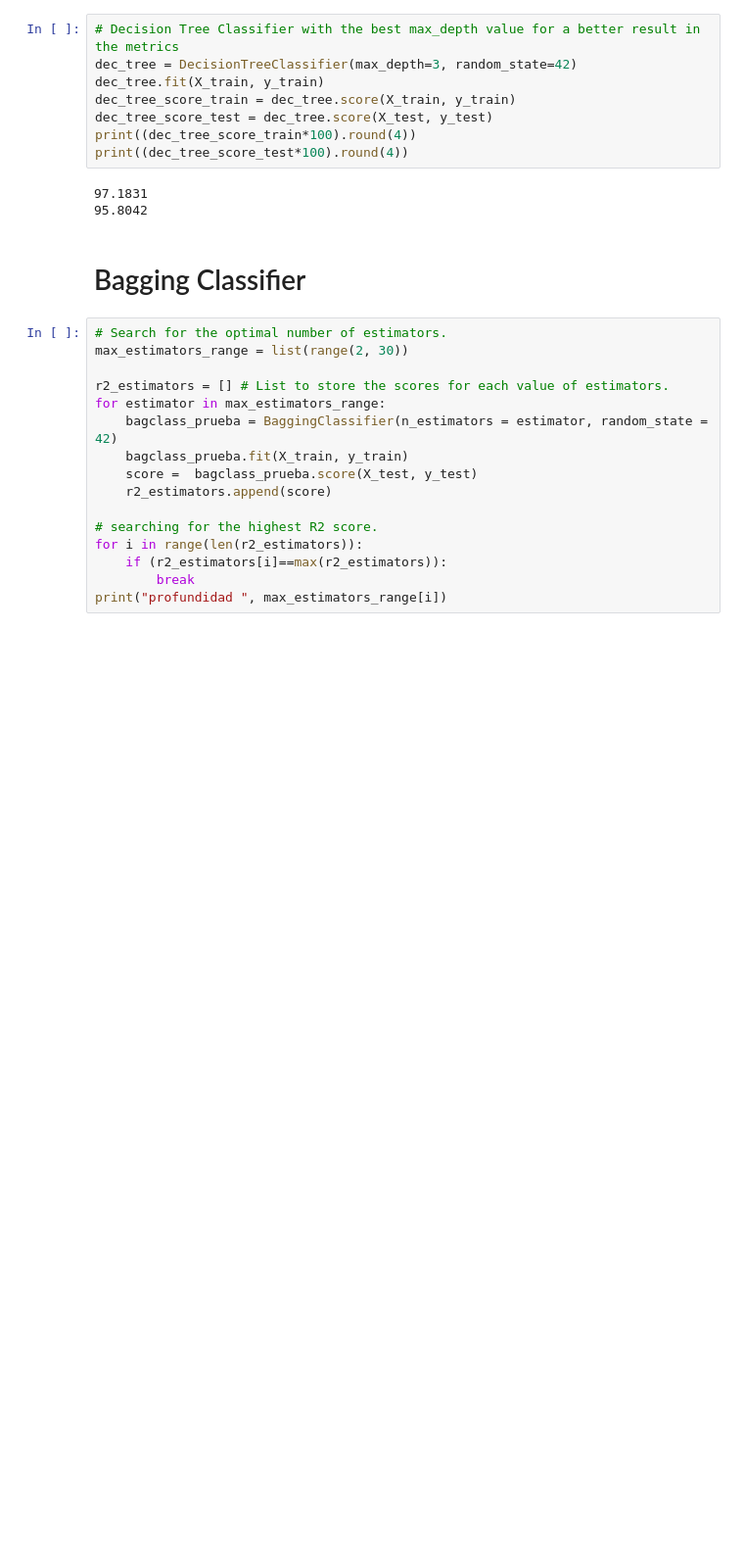
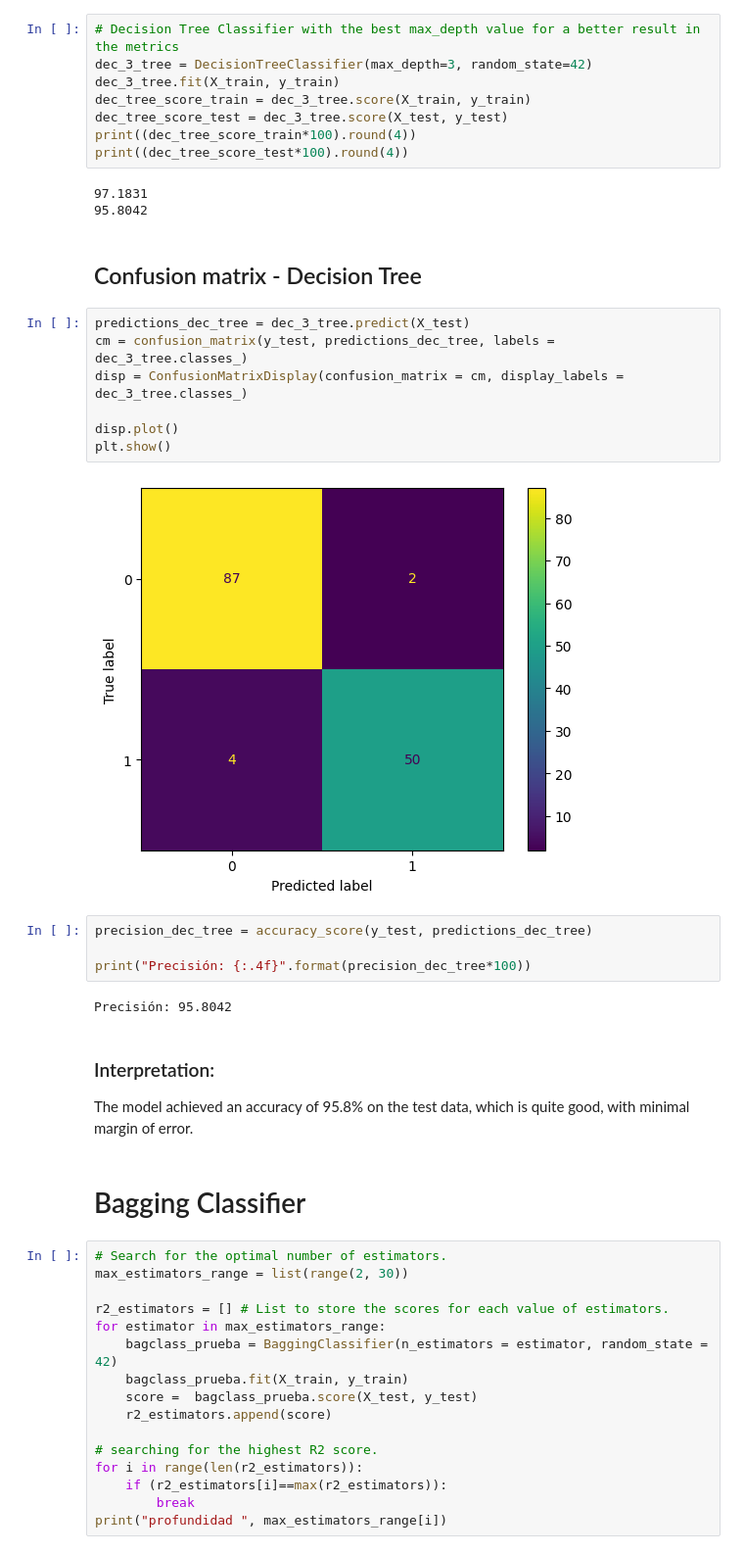
Before and after one commit to 0Kyumy0/Machine_Learning_CodingDojo, a Jupyter notebook: exerciseOnClassificationTree.ipynb, the cells around one changed output. Shown at 98% size. Drawn from its saved outputs; the diff is of its cells as text; blank space fills up the shorter version.

```diff
--- a/exerciseOnClassificationTree.ipynb
+++ b/exerciseOnClassificationTree.ipynb
@@ -96,15 +100,35 @@ plt.grid(axis='x', alpha=0.3);
 [figure]
 # %%
 # Decision Tree Classifier with the best max_depth value for a better result in the metrics
-dec_tree = DecisionTreeClassifier(max_depth=3, random_state=42)
-dec_tree.fit(X_train, y_train)
-dec_tree_score_train = dec_tree.score(X_train, y_train)
-dec_tree_score_test = dec_tree.score(X_test, y_test)
+dec_3_tree = DecisionTreeClassifier(max_depth=3, random_state=42)
+dec_3_tree.fit(X_train, y_train)
+dec_tree_score_train = dec_3_tree.score(X_train, y_train)
+dec_tree_score_test = dec_3_tree.score(X_test, y_test)
 print((dec_tree_score_train*100).round(4))
 print((dec_tree_score_test*100).round(4))
 # %% [output]
 97.1831
 95.8042
+# %% [markdown]
+## Confusion matrix - Decision Tree
+# %%
+predictions_dec_tree = dec_3_tree.predict(X_test)
+cm = confusion_matrix(y_test, predictions_dec_tree, labels = dec_3_tree.classes_)
+disp = ConfusionMatrixDisplay(confusion_matrix = cm, display_labels = dec_3_tree.classes_)
+
+disp.plot()
+plt.show()
+# %% [output]
+[figure, added]
+# %%
+precision_dec_tree = accuracy_score(y_test, predictions_dec_tree)
+
+print("Precisión: {:.4f}".format(precision_dec_tree*100))
+# %% [output]
+Precisión: 95.8042
+# %% [markdown]
+### Interpretation:
+The model achieved an accuracy of 95.8% on the test data, which is quite good, with minimal margin of error.
 # %% [markdown]
 # Bagging Classifier
 # %%
```
Also changed, not shown: parts of 10 cells of this notebook.
